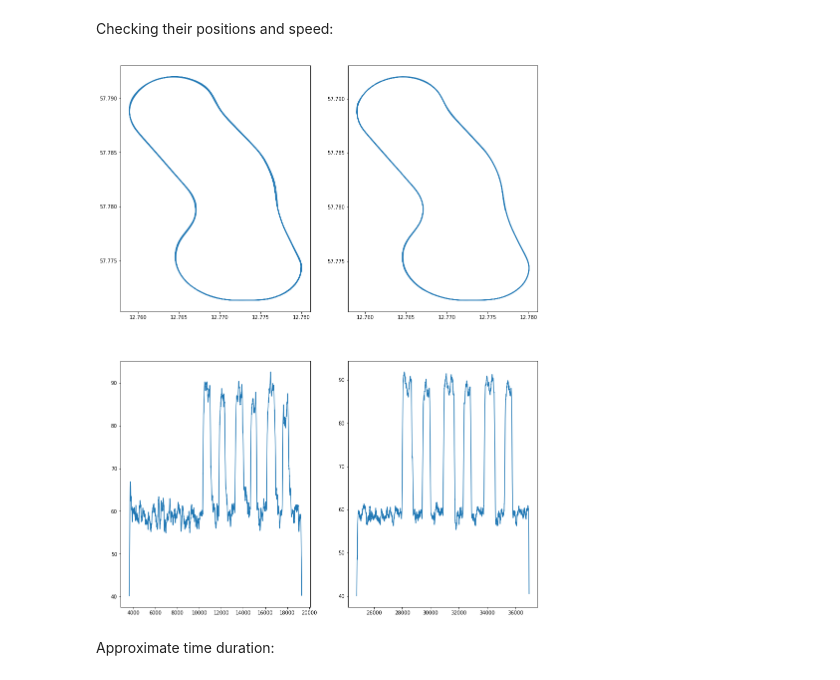
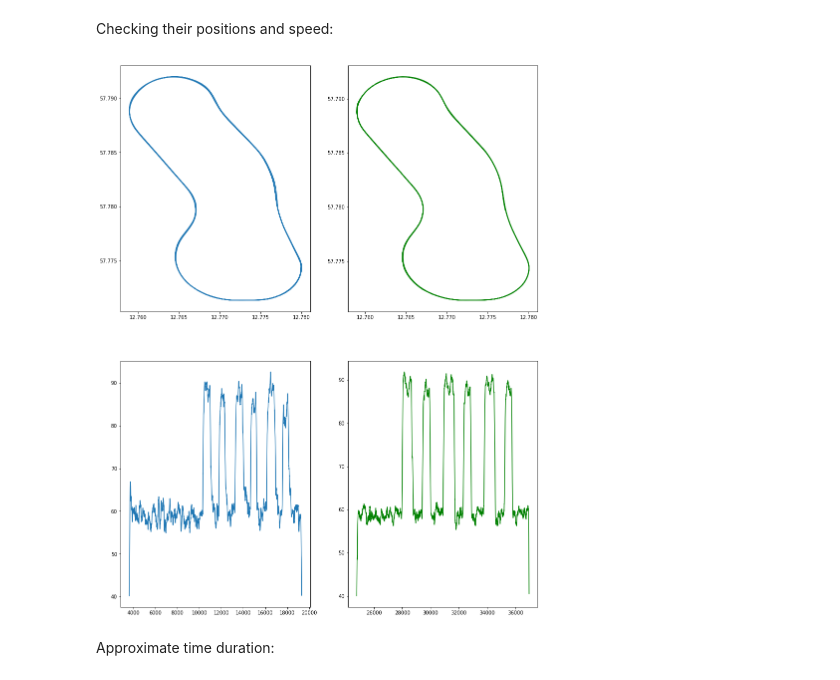
Before and after one commit to iipr/deep-auto-pi, a Jupyter notebook: notebooks/data-synchronization.ipynb, the cells around one changed output. Saved outputs shown, nothing was run; the diff lists cells and outputs as text; code cells hidden in the pictures.

```diff
--- a/notebooks/data-synchronization.ipynb
+++ b/notebooks/data-synchronization.ipynb
@@ -274,13 +240,13 @@ Checking their positions and speed:
 # %%
 fig, ax = plt.subplots(2, 2)
 fig.set_size_inches(15, 20)
 ax[0, 0].plot(df_m.loc[left_1:righ_1, 'position_long'], df_m.loc[left_1:righ_1, 'position_lat'])
-ax[0, 1].plot(df_m.loc[left_2:righ_2, 'position_long'], df_m.loc[left_2:righ_2, 'position_lat'])
+ax[0, 1].plot(df_m.loc[left_2:righ_2, 'position_long'], df_m.loc[left_2:righ_2, 'position_lat'], color='g')
 ax[1, 0].plot(df_m.loc[left_1:righ_1, 'enhanced_speed'])
-ax[1, 1].plot(df_m.loc[left_2:righ_2, 'enhanced_speed'])
+ax[1, 1].plot(df_m.loc[left_2:righ_2, 'enhanced_speed'], color='g')
 plt.show()
 # %% [output]
-[figure, old version]
+[figure, new version]
 # %% [markdown]
 Approximate time duration:
 # %%
```
Also changed, not shown: parts of 51 cells of this notebook.
